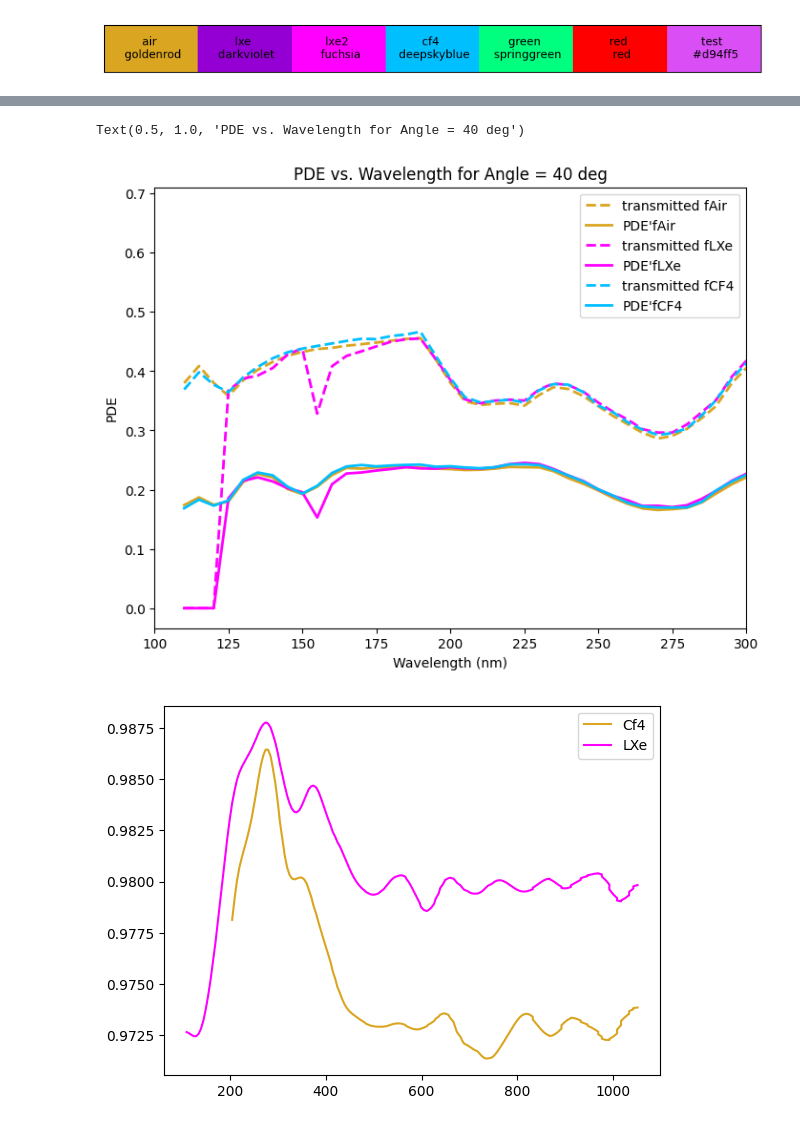
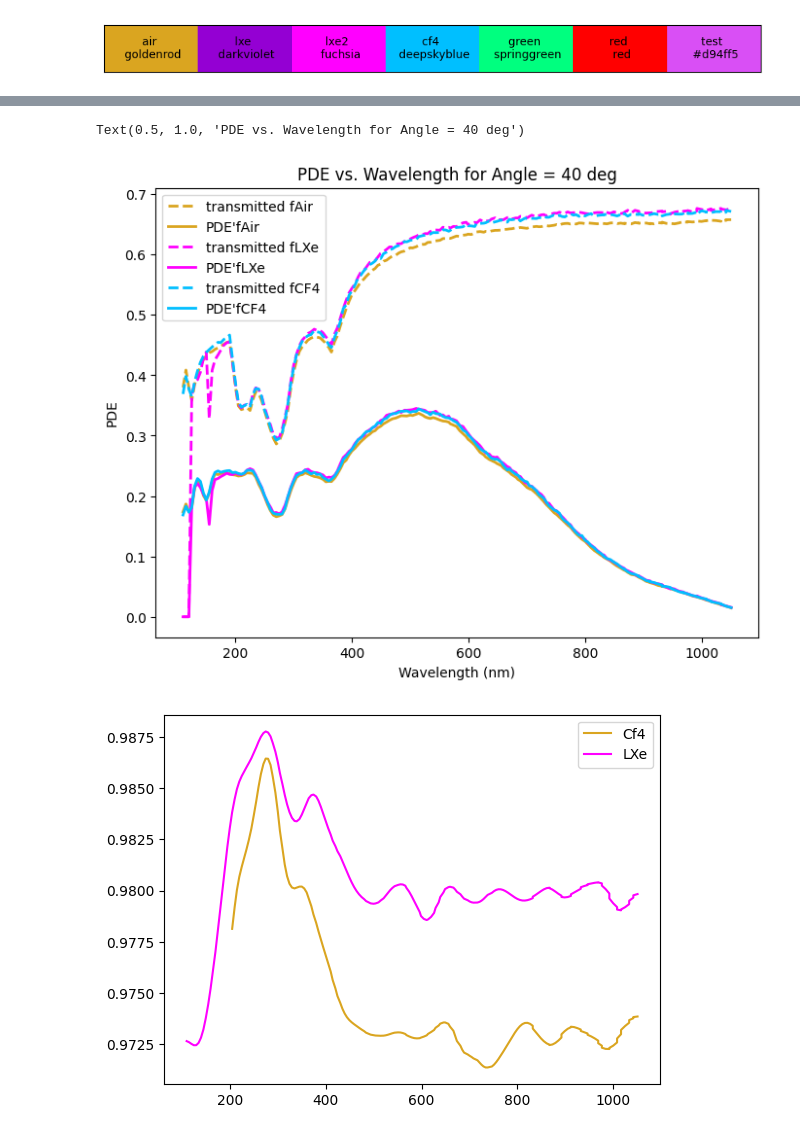
Before and after one commit to austindsc/PDEcorrection_g4_lolx, a Jupyter notebook: pythonScripts/doScaling_validation.ipynb, the cells around one changed output, grey strips where cells are left out. Cells and saved outputs as stored; diff of their text form; code cells hidden in the pictures.

```diff
--- a/pythonScripts/doScaling_validation.ipynb
+++ b/pythonScripts/doScaling_validation.ipynb
@@ -129,25 +129,25 @@ removeDuplicates = lambda df, name = "fPhotonWln": df.loc[~df[name].duplicated(k
 # %%
 
 angleWanted = 40
 fig, ax = plt.subplots(1, 1, figsize=(8, 6))
 
 for i, df in enumerate(dflist):
   colUse = cycleCols[i]
 
   df_plot = getDfforAngle(df, angleWanted)
   dfName = df_plot.dfName.unique()[0]
 
   ax.plot(df_plot.fPhotonWln, df_plot.eff, linewidth=2, linestyle = "--", label="transmitted " + dfName, color = colUse)
   ax.plot(df_plot.fPhotonWln, df_plot.pde, linewidth=2, label="PDE'"+ dfName, color=colUse)
 
-ax.set_xlim(100, 300)
+# ax.set_xlim(100, 300)
 ax.legend()
 ax.set_xlabel("Wavelength (nm)")
 ax.set_ylabel("PDE")
 ax.set_title("PDE vs. Wavelength for Angle = {} deg".format(angleWanted))
 # %% [output]
 Text(0.5, 1.0, 'PDE vs. Wavelength for Angle = 40 deg')
-[figure, old version]
+[figure, new version]
 # %%
 from scipy.ndimage import gaussian_filter1d
 angleWanted = 0
```
Also changed, not shown: 8 other files.
